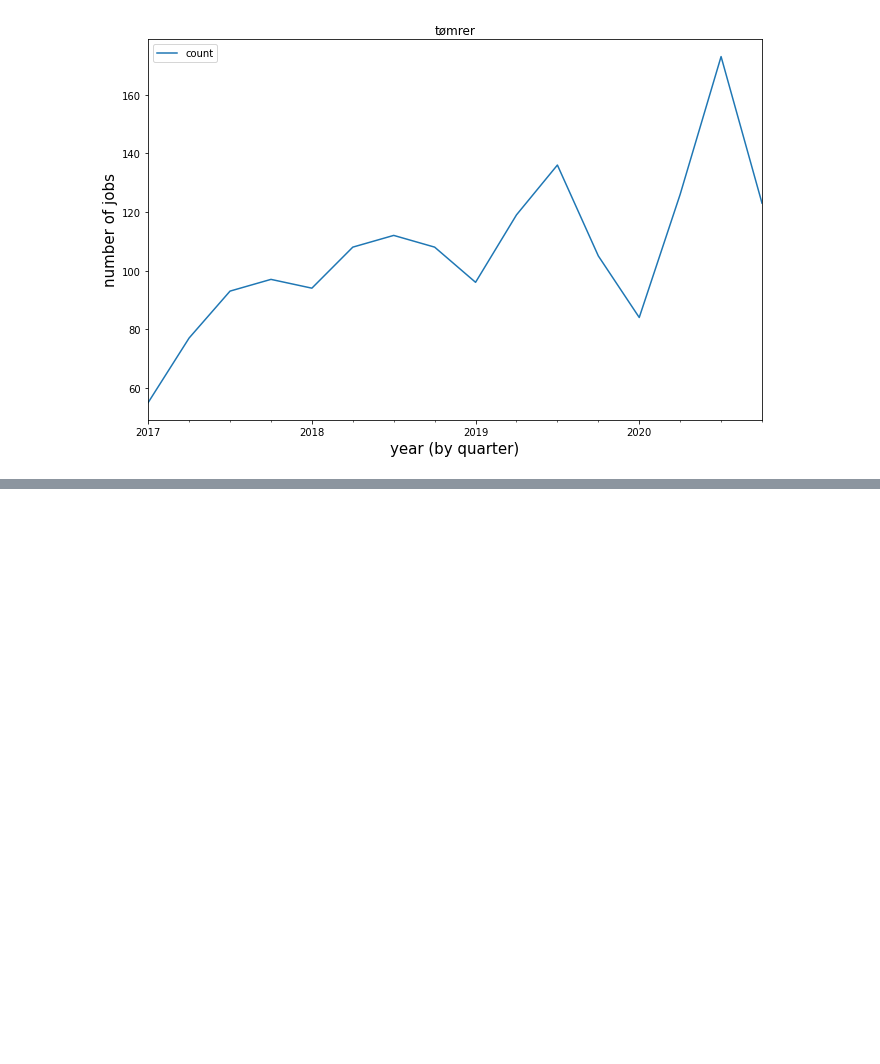
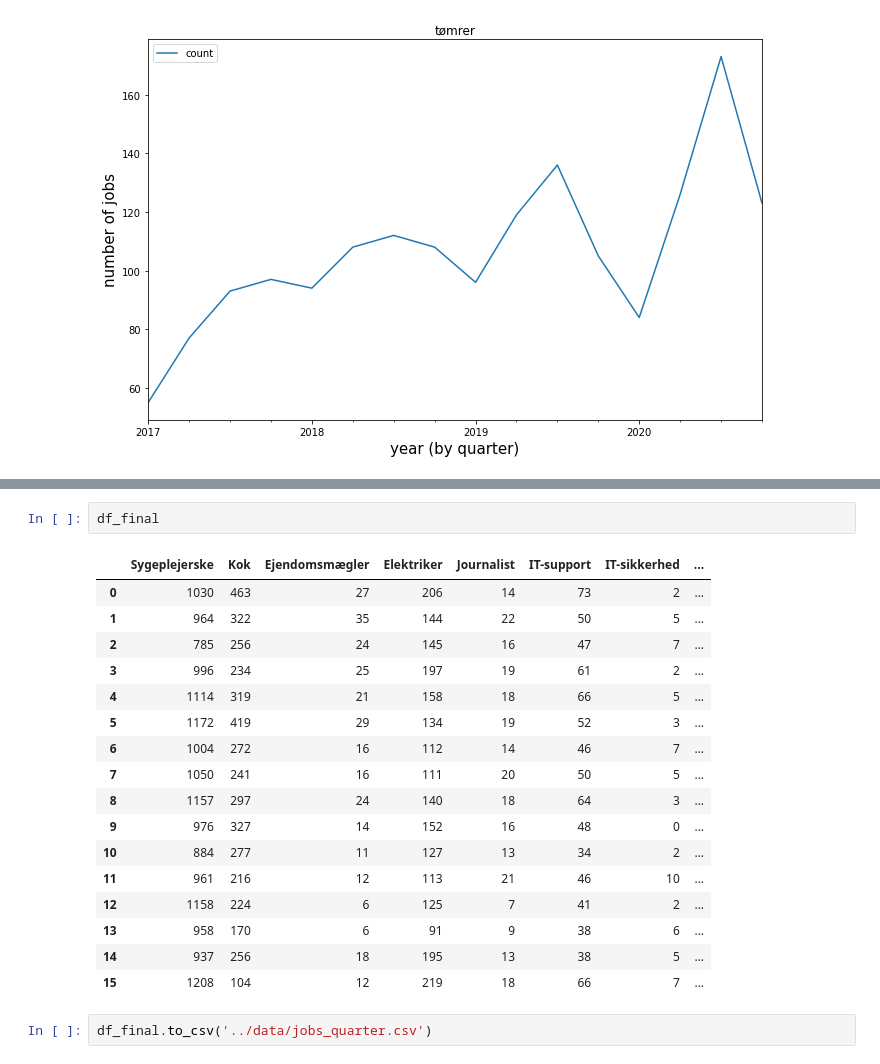
Before and after one commit to pmadruga/dcb, a Jupyter notebook: notebooks/Job analysis by quarter.ipynb, the cells around one changed output, grey strips where cells are left out. Cells and saved outputs as stored; diff of their text form; blank space fills up the shorter version.

```diff
--- a/notebooks/Job analysis by quarter.ipynb
+++ b/notebooks/Job analysis by quarter.ipynb
@@ -238,0 +265,22 @@ analyse_title('tømrer')
+# %%
+df_final
+# %% [output]
+|  | Sygeplejerske | Kok | Ejendomsmægler | Elektriker | Journalist | IT-support | IT-sikkerhed | ... |
+| 0 | 1030 | 463 | 27 | 206 | 14 | 73 | 2 | ... |
+| 1 | 964 | 322 | 35 | 144 | 22 | 50 | 5 | ... |
+| 2 | 785 | 256 | 24 | 145 | 16 | 47 | 7 | ... |
+| 3 | 996 | 234 | 25 | 197 | 19 | 61 | 2 | ... |
+| 4 | 1114 | 319 | 21 | 158 | 18 | 66 | 5 | ... |
+| 5 | 1172 | 419 | 29 | 134 | 19 | 52 | 3 | ... |
+| 6 | 1004 | 272 | 16 | 112 | 14 | 46 | 7 | ... |
+| 7 | 1050 | 241 | 16 | 111 | 20 | 50 | 5 | ... |
+| 8 | 1157 | 297 | 24 | 140 | 18 | 64 | 3 | ... |
+| 9 | 976 | 327 | 14 | 152 | 16 | 48 | 0 | ... |
+| 10 | 884 | 277 | 11 | 127 | 13 | 34 | 2 | ... |
+| 11 | 961 | 216 | 12 | 113 | 21 | 46 | 10 | ... |
+| 12 | 1158 | 224 | 6 | 125 | 7 | 41 | 2 | ... |
+| 13 | 958 | 170 | 6 | 91 | 9 | 38 | 6 | ... |
+| 14 | 937 | 256 | 18 | 195 | 13 | 38 | 5 | ... |
+| 15 | 1208 | 104 | 12 | 219 | 18 | 66 | 7 | ... |
+# %%
+df_final.to_csv('../data/jobs_quarter.csv')
```
Also changed, not shown: parts of 3 cells of this notebook, 3 other files.
